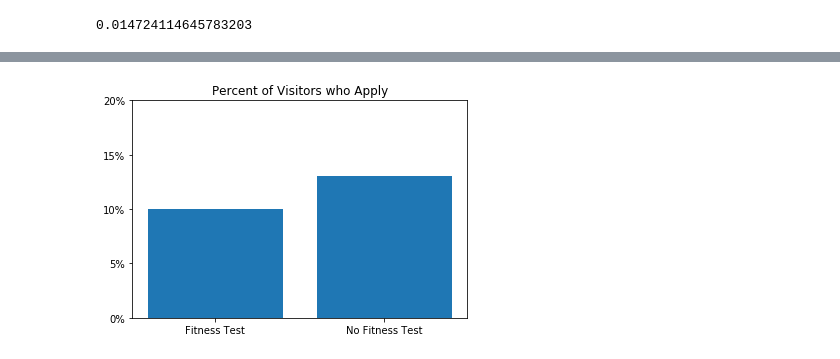
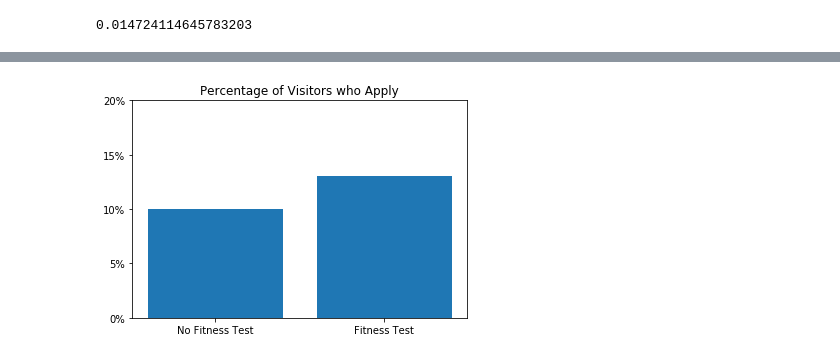
Before and after one commit to AlbaneCM/Data_Science, a Jupyter notebook: 3_musclehub.ipynb, the cells around one changed output, grey strips where cells are left out. Saved outputs shown, nothing was run; the diff lists cells and outputs as text; code cells hidden in the pictures.

```diff
--- a/3_musclehub.ipynb
+++ b/3_musclehub.ipynb
@@ -384,15 +276,15 @@ member_y = member_pivot['Percent Purchase'].values
 final_x = range(len(final_member_pivot['Percent Purchase']))
 final_y = final_member_pivot['Percent Purchase'].values
 # %%
-# Percent of Visitors who Apply
+# Percent of visitors who applied
 ax = plt.subplot()
 plt.bar(app_x, app_y)
 ax.set_xticks(app_x)
-ax.set_xticklabels(['Fitness Test', 'No Fitness Test'])
+ax.set_xticklabels(['No Fitness Test', 'Fitness Test'])
 ax.set_yticks([0, 0.05, 0.10, 0.15, 0.20])
 ax.set_yticklabels(['0%', '5%', '10%', '15%', '20%'])
-ax.set_title('Percent of Visitors who Apply')
+ax.set_title('Percentage of Visitors who Apply')
 plt.show()
 # %% [output]
-[figure, old version]
+[figure, new version]
 # %%
```
Also changed, not shown: parts of 71 cells of this notebook.
